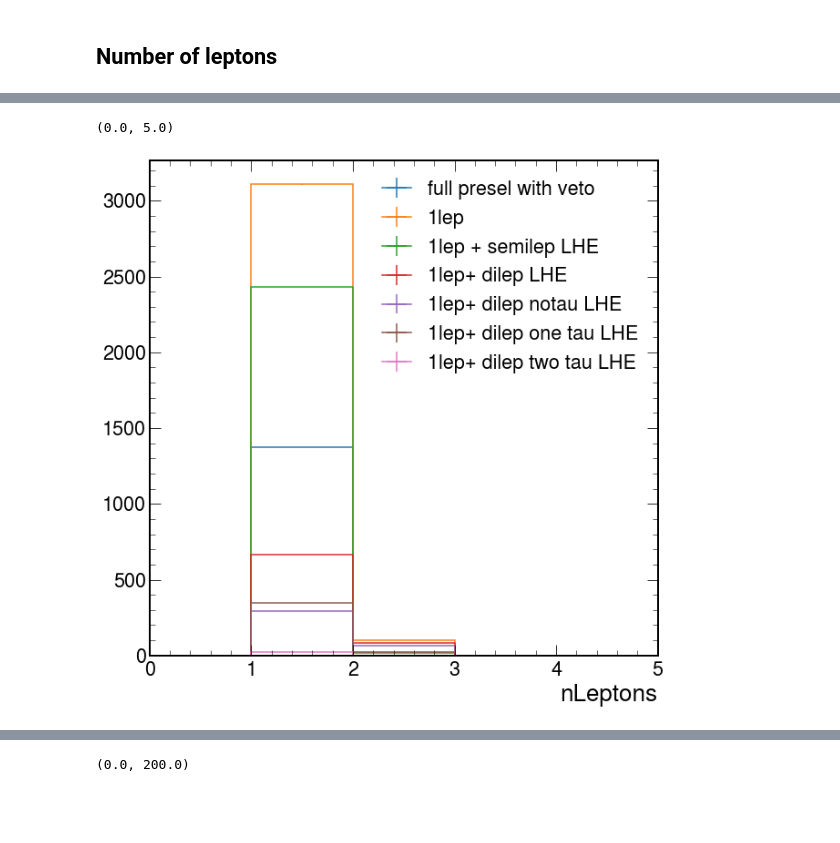
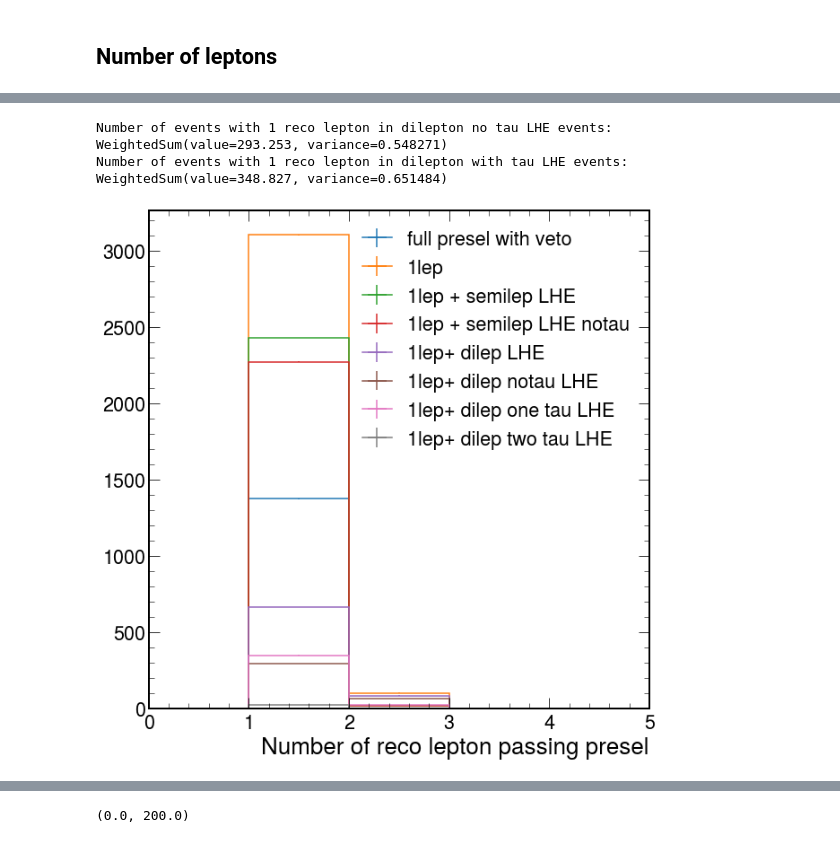
Before and after one commit to valsdav/PocketCoffea, a Jupyter notebook: notebooks/JetTagging/LHESignalStudies.ipynb, the cells around one changed output, grey strips where cells are left out. Cells and saved outputs as stored; diff of their text form; code cells hidden in the pictures; blank space fills up the shorter version.

```diff
--- a/notebooks/JetTagging/LHESignalStudies.ipynb
+++ b/notebooks/JetTagging/LHESignalStudies.ipynb
@@ -14,4 +14,7 @@ from coffea.nanoevents import NanoEventsFactory, NanoAODSchema
 from pprint import pprint
 hep.style.use(hep.style.ROOT)
 
+import matplotlib as mtp
+mtp.rcParams['figure.dpi'] = 72
+
 import hist
@@ -188,20 +319,24 @@ plt.xlim(0,300)
 # %%
 h = out["variables"]["nlepton_incl"]["ttHTobb"]
 
 hep.histplot(h[{"cat":"presel", "year":"2018", "variation":"nominal"}], label="full presel with veto")
 hep.histplot(h[{"cat":"1lep", "year":"2018", "variation":"nominal"}], label="1lep")
 hep.histplot(h[{"cat":"1lep_semilep", "year":"2018", "variation":"nominal"}], label="1lep + semilep LHE")
+hep.histplot(h[{"cat":"1lep_semilep_notau", "year":"2018", "variation":"nominal"}], label="1lep + semilep LHE notau")
 hep.histplot(h[{"cat":"1lep_dilep", "year":"2018", "variation":"nominal"}], label="1lep+ dilep LHE")
 hep.histplot(h[{"cat":"1lep_dilep_notau", "year":"2018", "variation":"nominal"}], label="1lep+ dilep notau LHE")
 hep.histplot(h[{"cat":"1lep_dilep_onetau", "year":"2018", "variation":"nominal"}], label="1lep+ dilep one tau LHE")
 hep.histplot(h[{"cat":"1lep_dilep_twotau", "year":"2018", "variation":"nominal"}], label="1lep+ dilep two tau LHE")
+#plt.text(0.6, 0.3,"only 1 reco lepton\n$p_T>26 GeV$", transform=plt.gca().transAxes)
 plt.legend()
 #plt.yscale("log")
-#plt.text(0.5, 0.5,"semilep presel (4 Jets, 3 btag)", transform=plt.gca().transAxes)
-plt.xlabel("nLeptons")
+plt.xlabel("Number of reco lepton passing presel")
 plt.xlim(0, 5)
+print(f"Number of events with 1 reco lepton in dilepton no tau LHE events: ", h[{"cat":"1lep_dilep_notau", "year":"2018", "variation":"nominal"}][1])
+print(f"Number of events with 1 reco lepton in dilepton with tau LHE events: ", h[{"cat":"1lep_dilep_onetau", "year":"2018", "variation":"nominal"}][1])
 # %% [output]
-(0.0, 5.0)
+Number of events with 1 reco lepton in dilepton no tau LHE events:  WeightedSum(value=293.253, variance=0.548271)
+Number of events with 1 reco lepton in dilepton with tau LHE events:  WeightedSum(value=348.827, variance=0.651484)
-[figure, old version]
+[figure, new version]
 # %%
 h = out["variables"]["nele_incl"]["ttHTobb"]
```
Also changed, not shown: parts of 48 cells of this notebook, 5 other files.
